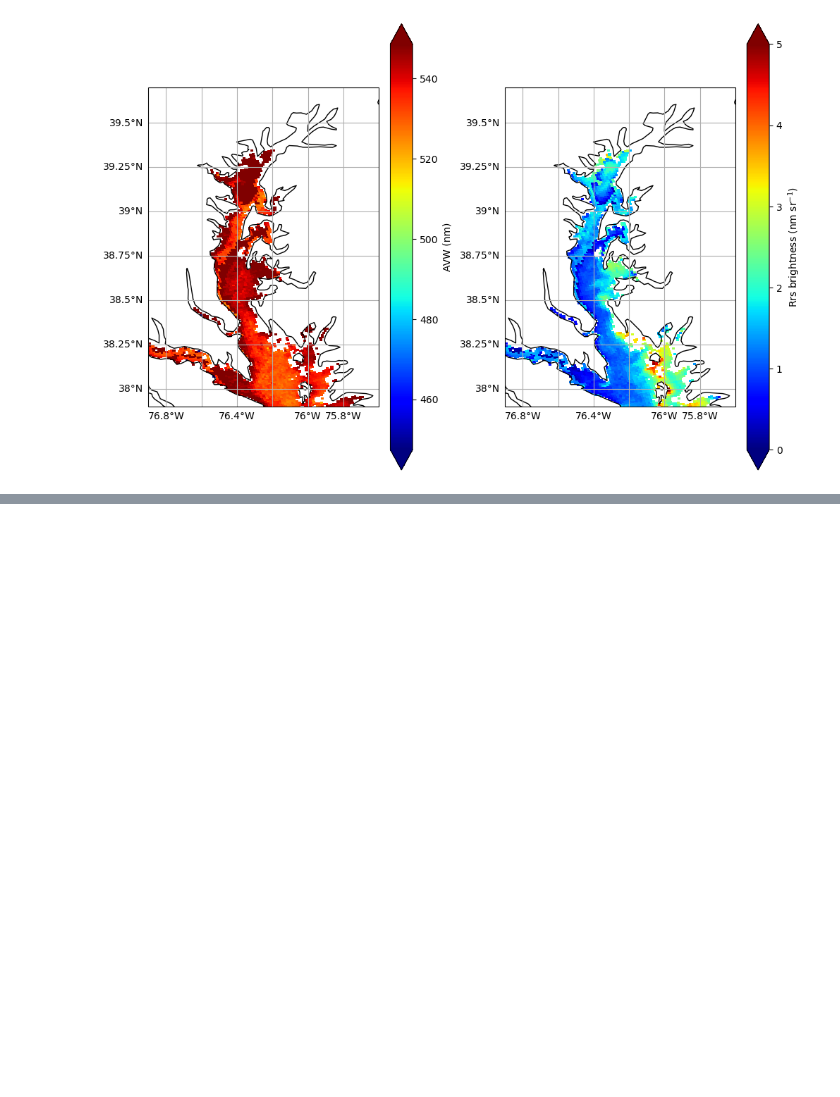
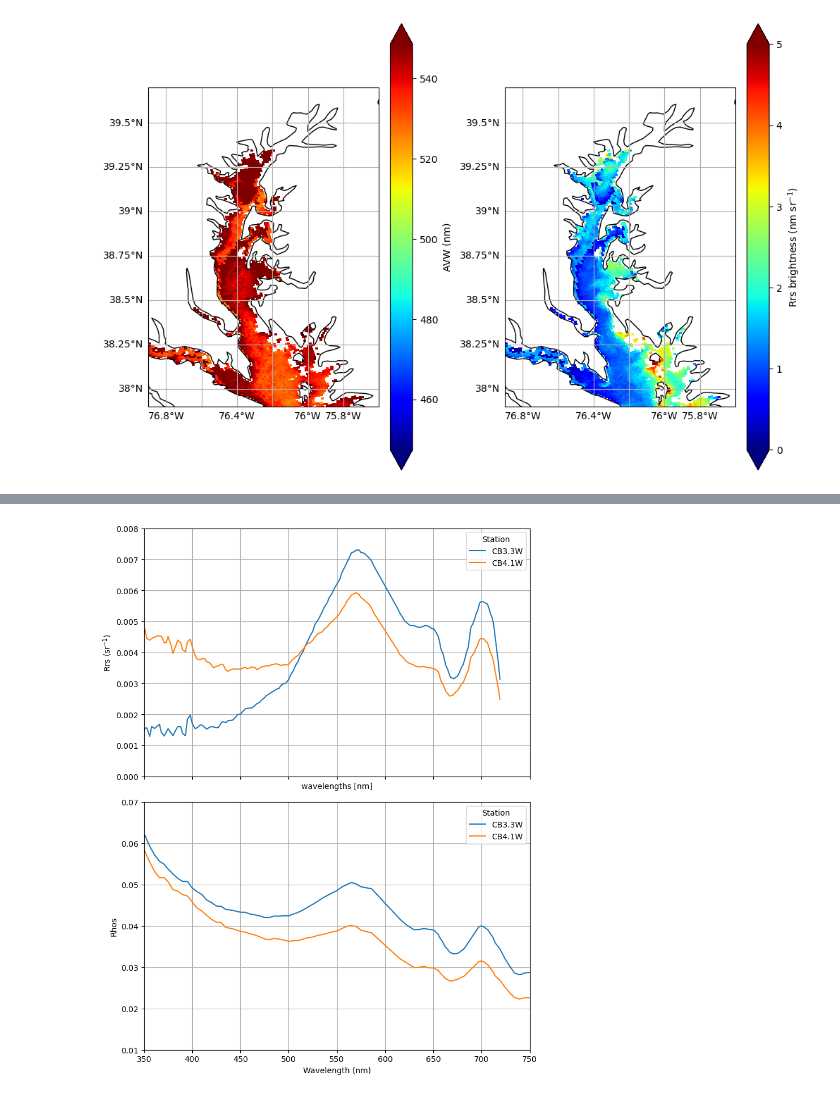
Before and after one commit to fish-pace/2026-proj-phyto-community-structure, a Jupyter notebook: contributor_folders/sachi/Rrs_Ches_Bay.ipynb, the cells around one changed output, grey strips where cells are left out. Saved outputs shown, nothing was run; the diff lists cells and outputs as text; code cells hidden in the pictures; blank space fills up the shorter version.

```diff
--- a/contributor_folders/sachi/Rrs_Ches_Bay.ipynb
+++ b/contributor_folders/sachi/Rrs_Ches_Bay.ipynb
@@ -279,0 +422,87 @@ plt.show()
+# %%
+import numpy as np
+import matplotlib.pyplot as plt
+
+# -----------------------------
+# Stations
+# -----------------------------
+stations = [
+    ("CB3.3W", 39.00462, -76.3881),
+    ("CB4.1W", 38.8149, -76.4627),
+]
+
+# -----------------------------
+# Lat/lon grids
+# -----------------------------
+lat_grid = ds["latitude"].values
+lon_grid = ds["longitude"].values
+
+# -----------------------------
+# Figure: 2 rows, 1 column
+# -----------------------------
+fig, axes = plt.subplots(
+    nrows=2,
+    ncols=1,
+    figsize=(8, 10),
+    sharex=True
+)
+
+ax_rrs, ax_rhos = axes
+
+# -----------------------------
+# Loop over stations
+# -----------------------------
+for name, plat, plon in stations:
+
+    # Nearest pixel
+    dist = np.sqrt((lat_grid - plat)**2 + (lon_grid - plon)**2)
+    y, x = np.unravel_index(dist.argmin(), dist.shape)
+
+    # ---- Rrs ----
+    rrs_spec = ds["Rrs"].isel(number_of_lines=y, pixels_per_line=x)
+    rrs_spec.plot.line(
+        x="wavelength_3d",
+        ax=ax_rrs,
+        label=name
+    )
+    ax_rrs.set_title(None)  # ✅ remove xarray auto-title
+
+    # ---- Rhos ----
+    rhos_spec = ds_rhos["rhos"].isel(number_of_lines=y, pixels_per_line=x)
+    rhos_spec.plot.line(
+        x="wavelength_3d",
+        ax=ax_rhos,
+        label=name
+    )
+    ax_rhos.set_title(None)  # ✅ remove xarray auto-title
+
+# -----------------------------
+# Formatting
+# -----------------------------
+ax_rrs.set_ylabel("Rrs (sr$^{-1}$)")
+ax_rrs.set_ylim(0, 0.008)
+ax_rrs.set_xlim(350, 800)
+ax_rrs.grid(True)
+ax_rrs.legend(title="Station")
+
+ax_rhos.set_ylabel("Rhos")
+ax_rhos.set_xlim(350, 750)
+ax_rhos.set_ylim(0.01, 0.07)
+ax_rhos.grid(True)
+ax_rhos.legend(title="Station")
+
+ax_rhos.set_xlabel("Wavelength (nm)")
+
+# -----------------------------
+# Final layout
+# -----------------------------
+fig.tight_layout()
+
+fig.savefig(
+    'SpectraForStations_ChesBay.png',
+    dpi=300,
+    bbox_inches='tight'
+)
+plt.show()
+# %% [output]
+[figure, added]
```
Also changed, not shown: parts of 13 cells of this notebook.
